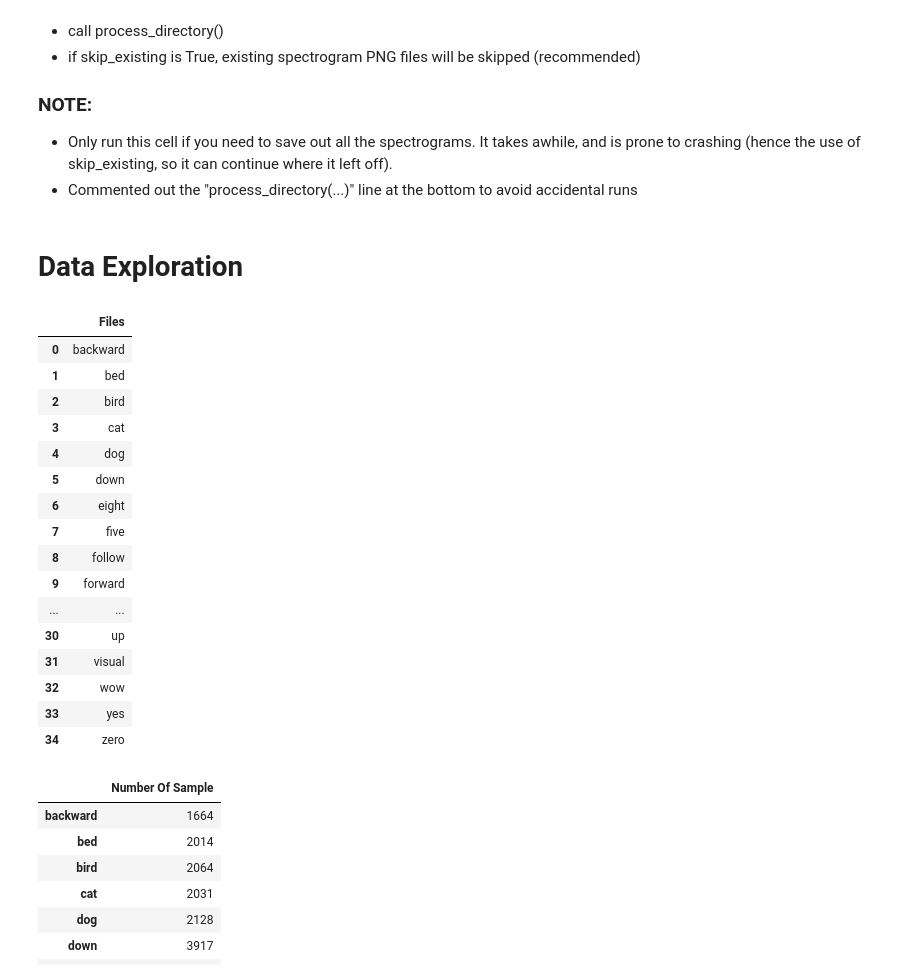
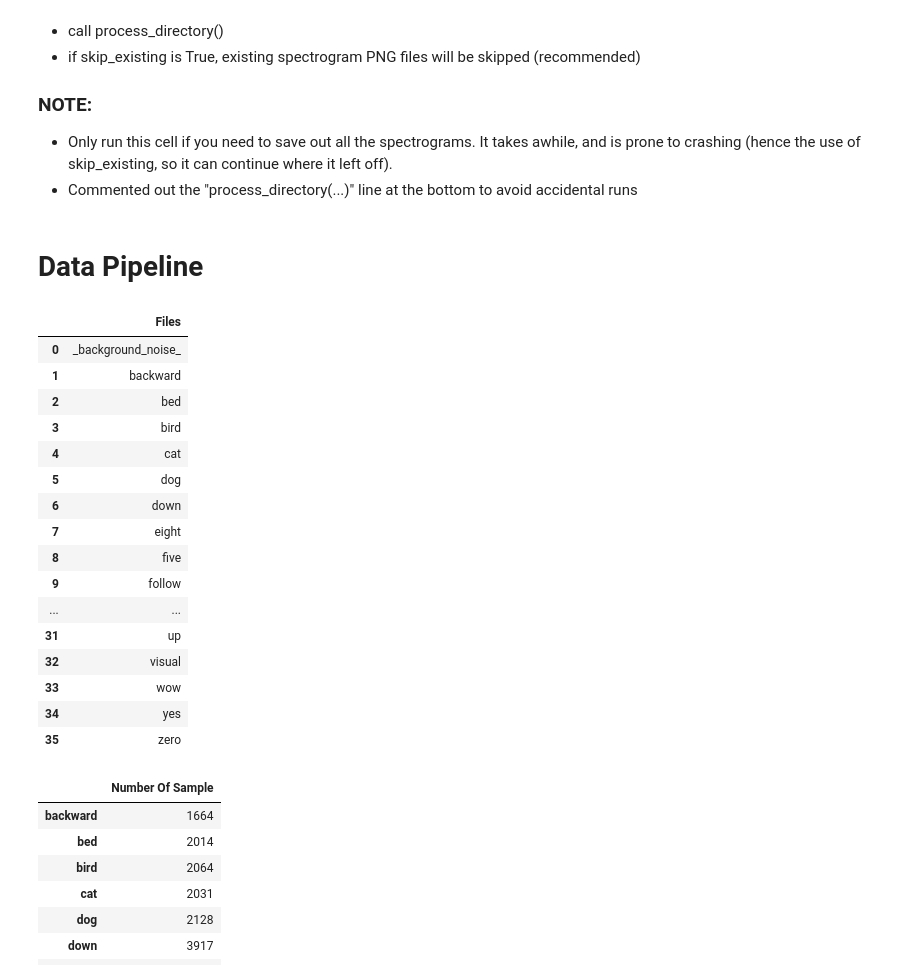
Before and after one commit to twitte01/288R_Capstone, a Jupyter notebook: capstone.ipynb, the cells around one changed output. Saved outputs shown, nothing was run; the diff lists cells and outputs as text; code cells hidden in the pictures.

```diff
--- a/capstone.ipynb
+++ b/capstone.ipynb
@@ -189,29 +192,30 @@ def process_directory(input_dir, output_dir, skip_existing=True):
 
 # process_directory(input_dir, output_dir, skip_existing=True)
 # %% [markdown]
-# Data Exploration
+# Data Pipeline
 # %%
 # Define paths
 data_folder='data/audio/Speech Commands'
-pd.DataFrame(os.listdir(data_folder),columns=['Files'])
+files = [f for f in os.listdir(data_folder) if f != '.DS_Store'] #removes hidden files on Macs
+pd.DataFrame(files,columns=['Files']).sort_values(by='Files', ascending=True).reset_index(drop=True)
 # %% [output]
 |  | Files |
-| 0 | backward |
-| 1 | bed |
-| 2 | bird |
-| 3 | cat |
-| 4 | dog |
-| 5 | down |
-| 6 | eight |
-| 7 | five |
-| 8 | follow |
-| 9 | forward |
+| 0 | _background_noise_ |
+| 1 | backward |
+| 2 | bed |
+| 3 | bird |
+| 4 | cat |
+| 5 | dog |
+| 6 | down |
+| 7 | eight |
+| 8 | five |
+| 9 | follow |
 | ... | ... |
-| 30 | up |
-| 31 | visual |
-| 32 | wow |
-| 33 | yes |
-| 34 | zero |
+| 31 | up |
+| 32 | visual |
+| 33 | wow |
+| 34 | yes |
+| 35 | zero |
 # %%
 def count(path):
     size = []
```
Also changed, not shown: parts of 104 cells of this notebook.
